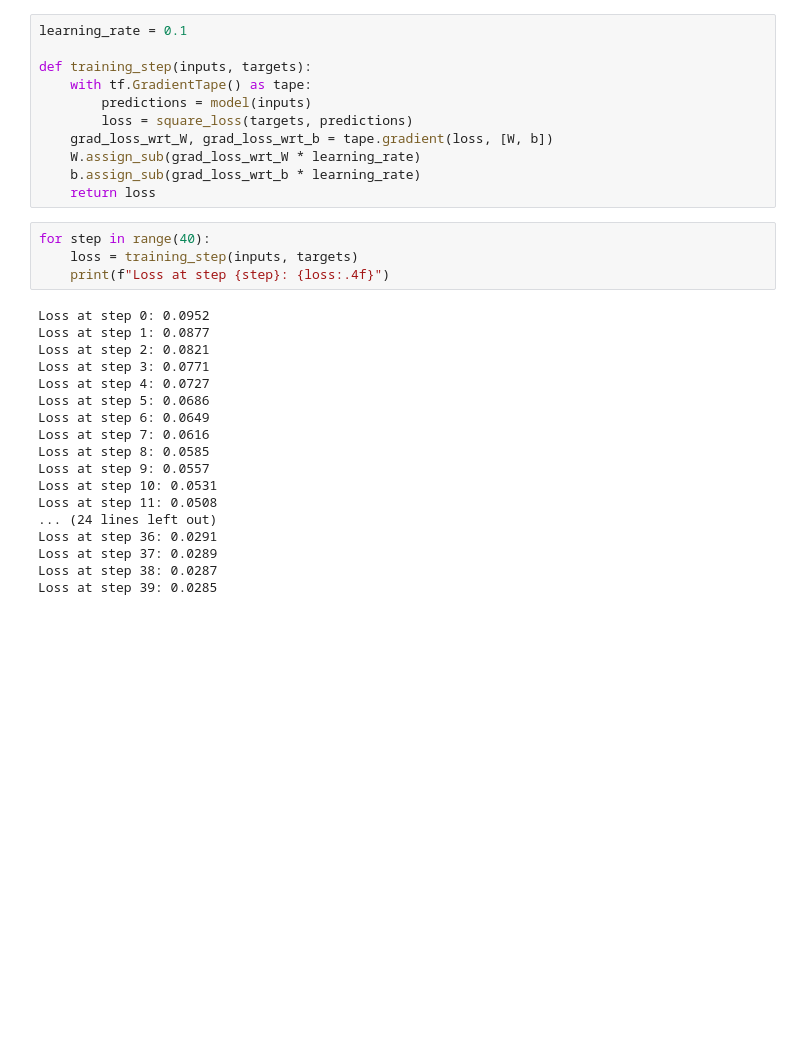
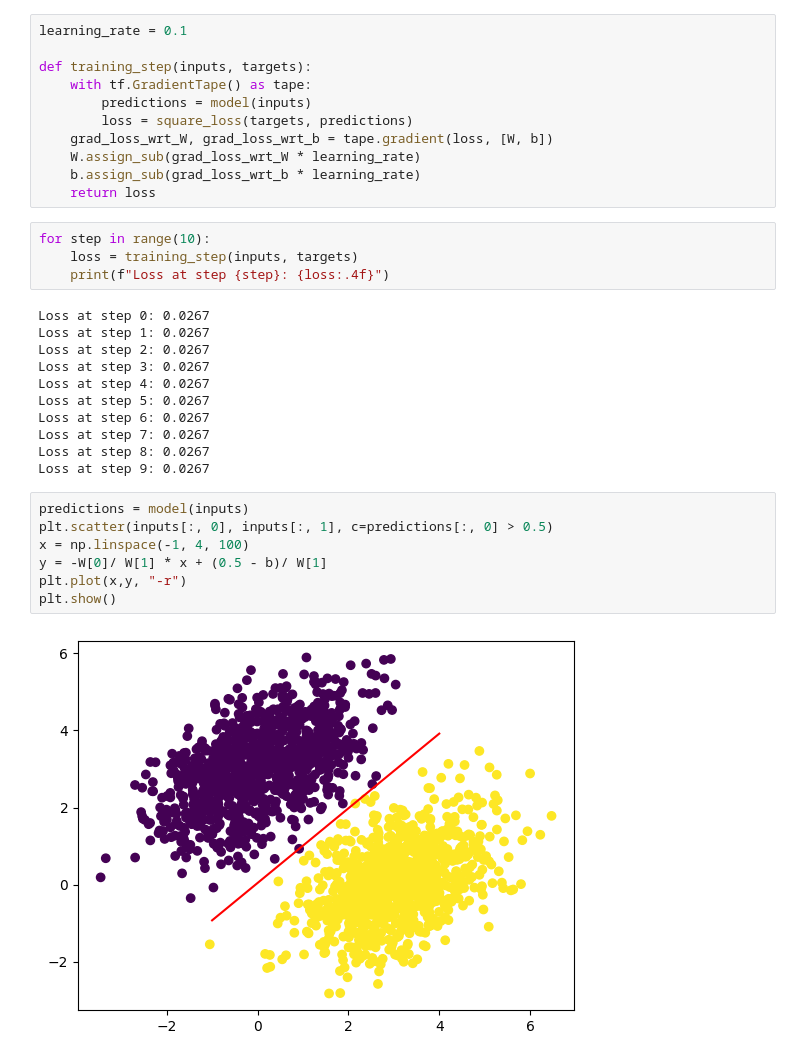
Before and after one commit to jaeohshin/deep-learning-with-keras, a Jupyter notebook: tutorial1.ipynb, the cells around one changed output. Saved outputs shown, nothing was run; the diff lists cells and outputs as text; blank space fills up the shorter version.

```diff
--- a/tutorial1.ipynb
+++ b/tutorial1.ipynb
@@ -158,24 +157,26 @@ def training_step(inputs, targets):
     b.assign_sub(grad_loss_wrt_b * learning_rate)
     return loss
 # %%
-for step in range(40):
+for step in range(10):
     loss = training_step(inputs, targets)
     print(f"Loss at step {step}: {loss:.4f}")
 # %% [output]
-Loss at step 0: 0.0952
-Loss at step 1: 0.0877
-Loss at step 2: 0.0821
-Loss at step 3: 0.0771
-Loss at step 4: 0.0727
-Loss at step 5: 0.0686
-Loss at step 6: 0.0649
-Loss at step 7: 0.0616
-Loss at step 8: 0.0585
-Loss at step 9: 0.0557
-Loss at step 10: 0.0531
-Loss at step 11: 0.0508
-... (24 lines left out)
-Loss at step 36: 0.0291
-Loss at step 37: 0.0289
-Loss at step 38: 0.0287
-Loss at step 39: 0.0285
+Loss at step 0: 0.0267
+Loss at step 1: 0.0267
+Loss at step 2: 0.0267
+Loss at step 3: 0.0267
+Loss at step 4: 0.0267
+Loss at step 5: 0.0267
+Loss at step 6: 0.0267
+Loss at step 7: 0.0267
+Loss at step 8: 0.0267
+Loss at step 9: 0.0267
+# %%
+predictions = model(inputs)
+plt.scatter(inputs[:, 0], inputs[:, 1], c=predictions[:, 0] > 0.5)
+x = np.linspace(-1, 4, 100)
+y = -W[0]/ W[1] * x + (0.5 - b)/ W[1]
+plt.plot(x,y, "-r")
+plt.show()
+# %% [output]
+[figure, added]
```
Also changed, not shown: parts of 2 cells of this notebook.
